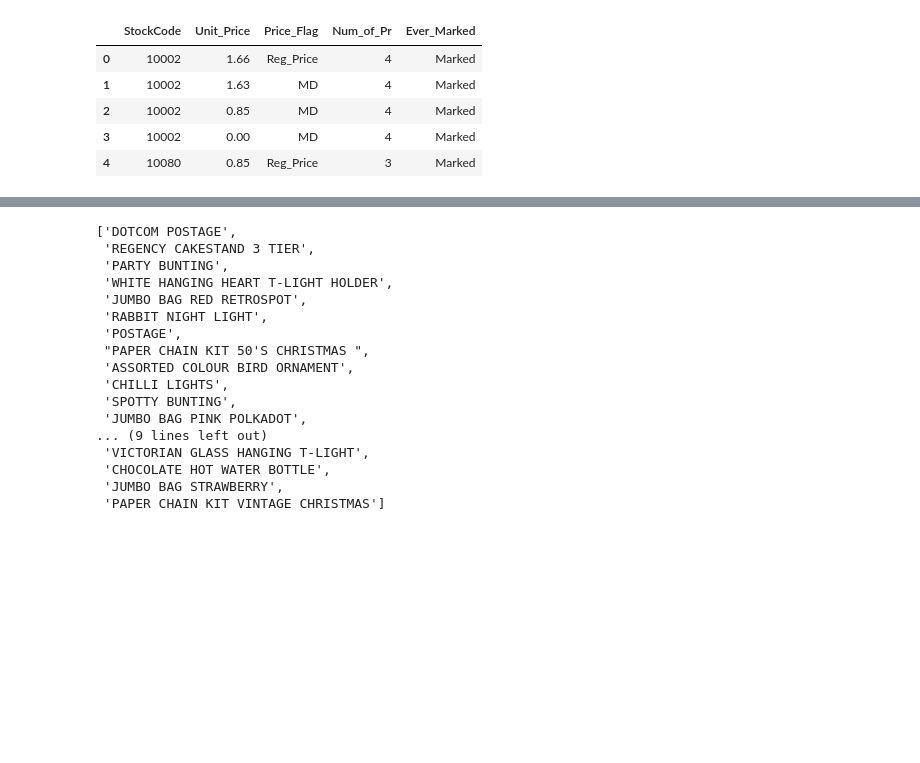
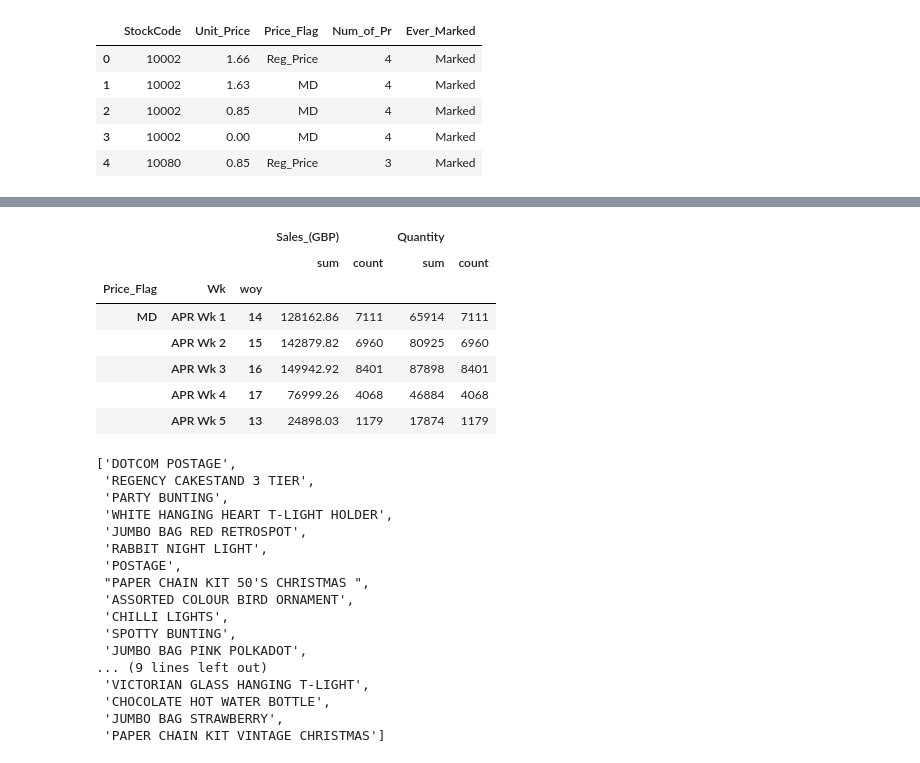
Before and after one commit to axpinkerton/projects, a Jupyter notebook: proj1nb.ipynb, the cells around one changed output, grey strips where cells are left out. Cells and saved outputs as stored; diff of their text form; code cells hidden in the pictures; blank space fills up the shorter version.

```diff
--- a/proj1nb.ipynb
+++ b/proj1nb.ipynb
@@ -226,3 +238,13 @@ price_tbl.head()
 | 2 | 10002 | 0.85 | MD | 4 | Marked |
 | 3 | 10002 | 0.00 | MD | 4 | Marked |
 | 4 | 10080 | 0.85 | Reg_Price | 3 | Marked |
+# %%
+price_perf = new.copy()
+price_perf.head()
+pricing_sales = price_perf.merge(price_tbl, how='left', left_on=['StockCode','UnitPrice'], right_on=['StockCode','Unit_Price'])
+pricing_sales.head()
+mask1 = pricing_sales['Ever_Marked']=='Marked'
+mask2 = pricing_sales['ret']==False
+# pricing_sales.loc[mask1 & mask2,:]
+reg_md = pricing_sales.loc[mask1 & mask2, :].copy()
+reg_md.head()
@@ -229,3 +259,15 @@ price_tbl.head()
+# %%
+final_pricing = reg_md.groupby(['Price_Flag', 'Wk','woy'])['Sales_(GBP)','Quantity'].agg(['sum','count']).copy()
+final_pricing.head()
+# %% [output]
+|  |  |  | Sales_(GBP) |  | Quantity |  |
+|  |  |  | sum | count | sum | count |
+| Price_Flag | Wk | woy |  |  |  |  |
+| MD | APR Wk 1 | 14 | 128162.86 | 7111 | 65914 | 7111 |
+|  | APR Wk 2 | 15 | 142879.82 | 6960 | 80925 | 6960 |
+|  | APR Wk 3 | 16 | 149942.92 | 8401 | 87898 | 8401 |
+|  | APR Wk 4 | 17 | 76999.26 | 4068 | 46884 | 4068 |
+|  | APR Wk 5 | 13 | 24898.03 | 1179 | 17874 | 1179 |
 # %%
 by_prod = new.groupby(['StockCode','Description','Month'])[['Quantity','Sales_(GBP)']].agg(['sum']).copy()
 # %%
```
Also changed, not shown: parts of 2 cells of this notebook.
